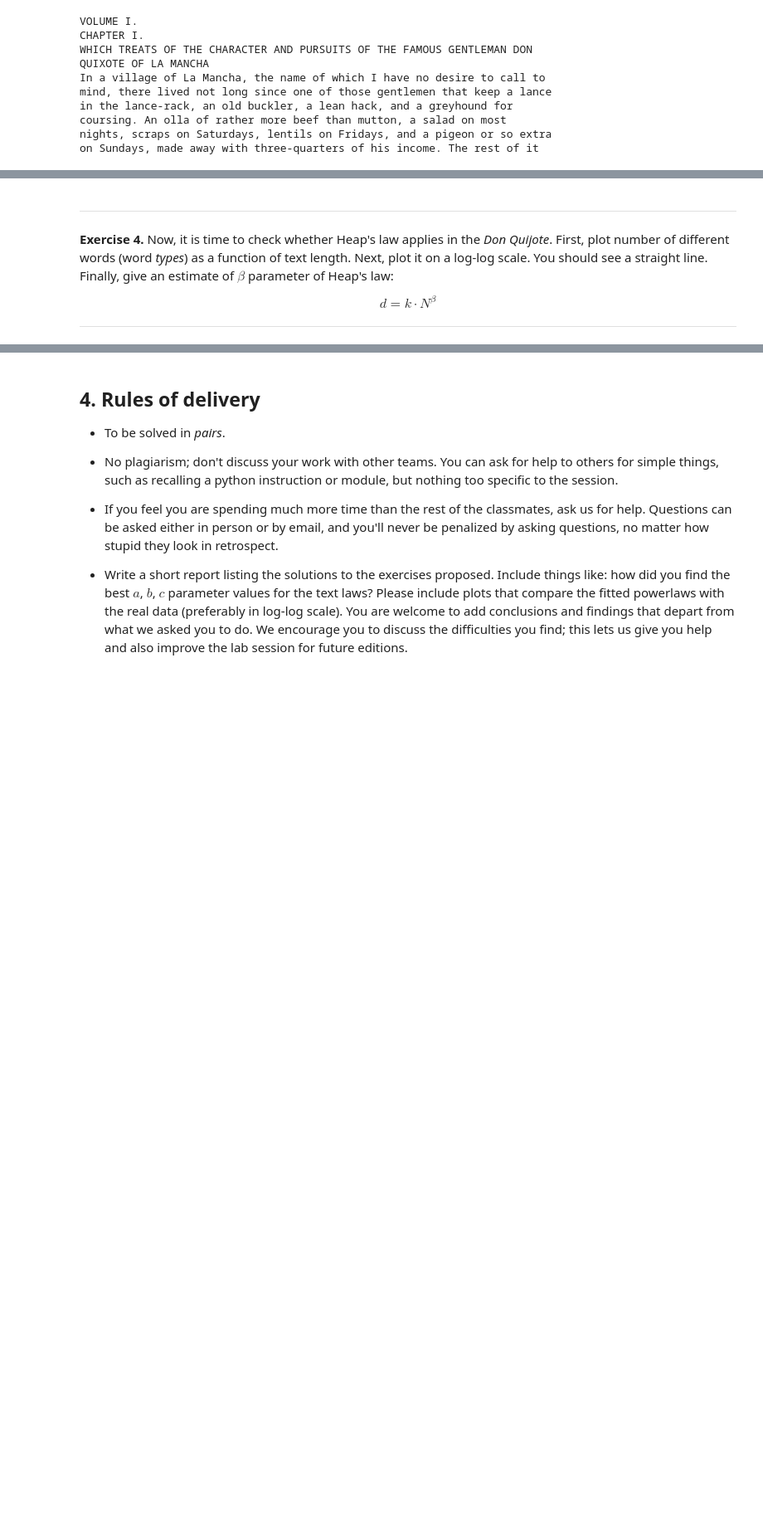
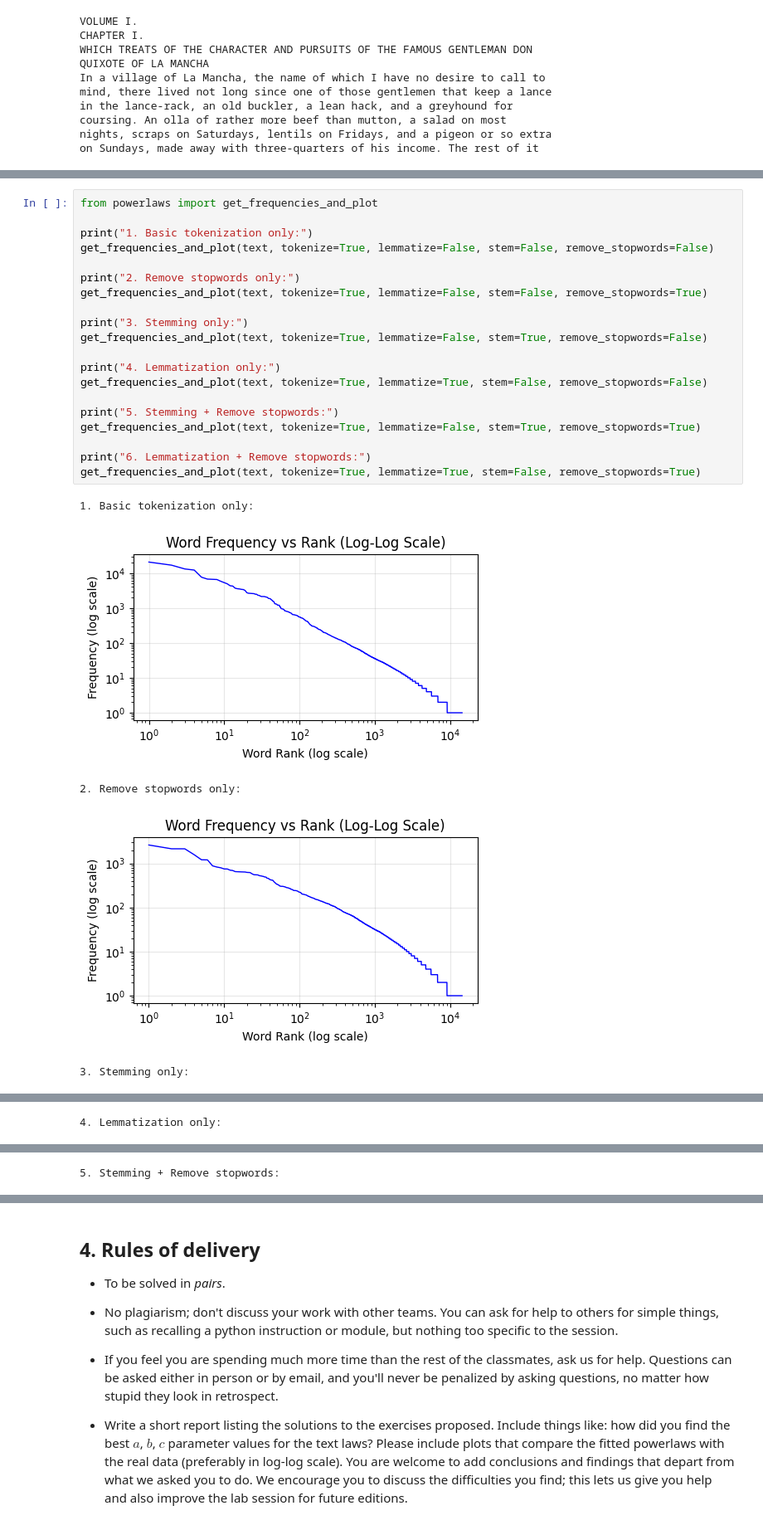
Before and after one commit to AdrianHagen/irrs-lab1, a Jupyter notebook: lab1-raco/01powerlaws.ipynb, the cells around one changed output, grey strips where cells are left out. Shown: that part at 83% size. Saved outputs shown, nothing was run; the diff lists cells and outputs as text; blank space fills up the shorter version.

```diff
--- a/lab1-raco/01powerlaws.ipynb
+++ b/lab1-raco/01powerlaws.ipynb
@@ -321,8 +295,26 @@ plt.show()
-# %% [markdown]
----
-
-__Exercise 4.__  Now, it is time to check whether Heap's law applies in the _Don Quijote_. First, plot number of different words (word _types_) as a function of text length. Next, plot it on a log-log scale. You should see a straight line. Finally, give an estimate of $\beta$ parameter of Heap's law:
-
-$$  d = k \cdot N^{\beta} $$
-
----
+# %%
+from powerlaws import get_frequencies_and_plot
+
+print("1. Basic tokenization only:")
+get_frequencies_and_plot(text, tokenize=True, lemmatize=False, stem=False, remove_stopwords=False)
+
+print("2. Remove stopwords only:")
+get_frequencies_and_plot(text, tokenize=True, lemmatize=False, stem=False, remove_stopwords=True)
+
+print("3. Stemming only:")
+get_frequencies_and_plot(text, tokenize=True, lemmatize=False, stem=True, remove_stopwords=False)
+
+print("4. Lemmatization only:")
+get_frequencies_and_plot(text, tokenize=True, lemmatize=True, stem=False, remove_stopwords=False)
+
+print("5. Stemming + Remove stopwords:")
+get_frequencies_and_plot(text, tokenize=True, lemmatize=False, stem=True, remove_stopwords=True)
+
+print("6. Lemmatization + Remove stopwords:")
+get_frequencies_and_plot(text, tokenize=True, lemmatize=True, stem=False, remove_stopwords=True)
+# %% [output]
+1. Basic tokenization only:
+[figure, added]
+2. Remove stopwords only:
+[figure, added]
+3. Stemming only:
@@ -328,0 +322 @@ $$  d = k \cdot N^{\beta} $$
+4. Lemmatization only:
@@ -328,0 +324 @@ $$  d = k \cdot N^{\beta} $$
+5. Stemming + Remove stopwords:
```
Also changed, not shown: parts of 9 cells of this notebook, 2 other files.
